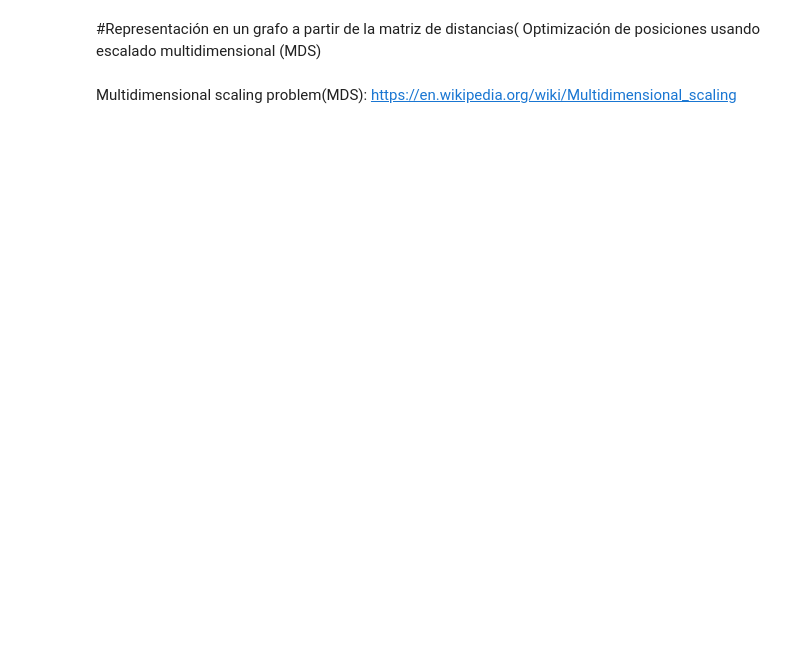
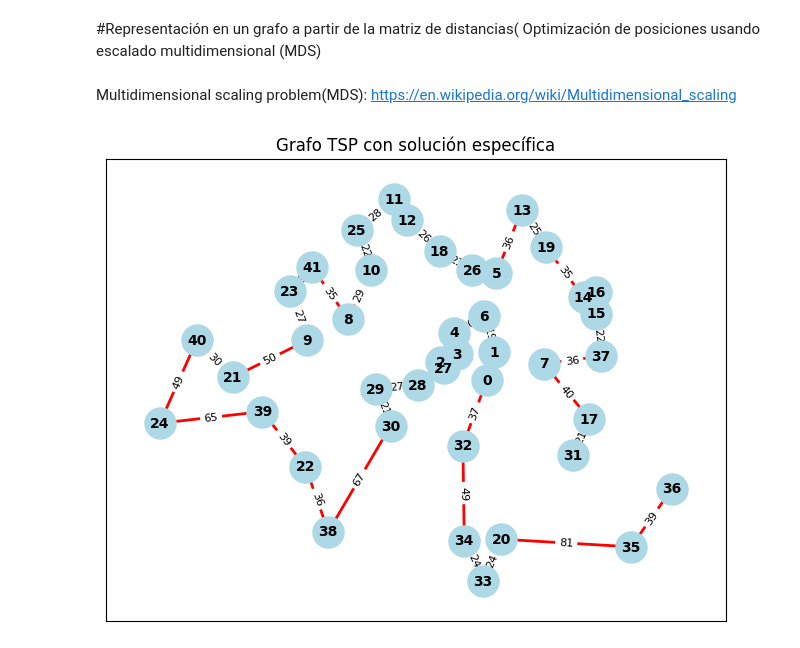
Before and after one commit to kars542-byte/Algoritmos_Optimizacion_V1, a Jupyter notebook: Algoritmos_AG3_Kenneth_Rangel_(tsp).ipynb, the cells around one changed output. Cells and saved outputs as stored; diff of their text form; code cells hidden in the pictures; blank space fills up the shorter version.

```diff
--- a/Algoritmos_AG3_Kenneth_Rangel_(tsp).ipynb
+++ b/Algoritmos_AG3_Kenneth_Rangel_(tsp).ipynb
@@ -341,9 +400,11 @@ def plot_tsp_solution(distance_matrix, tsp_solution):
     plt.title("Grafo TSP con solución específica")
     plt.show()
 # %%
-8solucion =   [31, 17, 7, 37, 15, 16, 14, 19, 13, 5, 26, 18, 12, 11, 25, 10, 8, 41,
+solucion =   [31, 17, 7, 37, 15, 16, 14, 19, 13, 5, 26, 18, 12, 11, 25, 10, 8, 41,
 23, 9, 21, 40, 24, 39, 22, 38, 30, 29, 28, 27, 2, 3, 4, 6, 1, 0, 32, 34, 33, 20,
 35, 36]
 plot_tsp_solution(problem.edge_weights, solucion )
+# %% [output]
+[figure, added]
 # %%
 plot_tsp_solution(problem.edge_weights, solucion)
```
Also changed, not shown: parts of 13 cells of this notebook.
